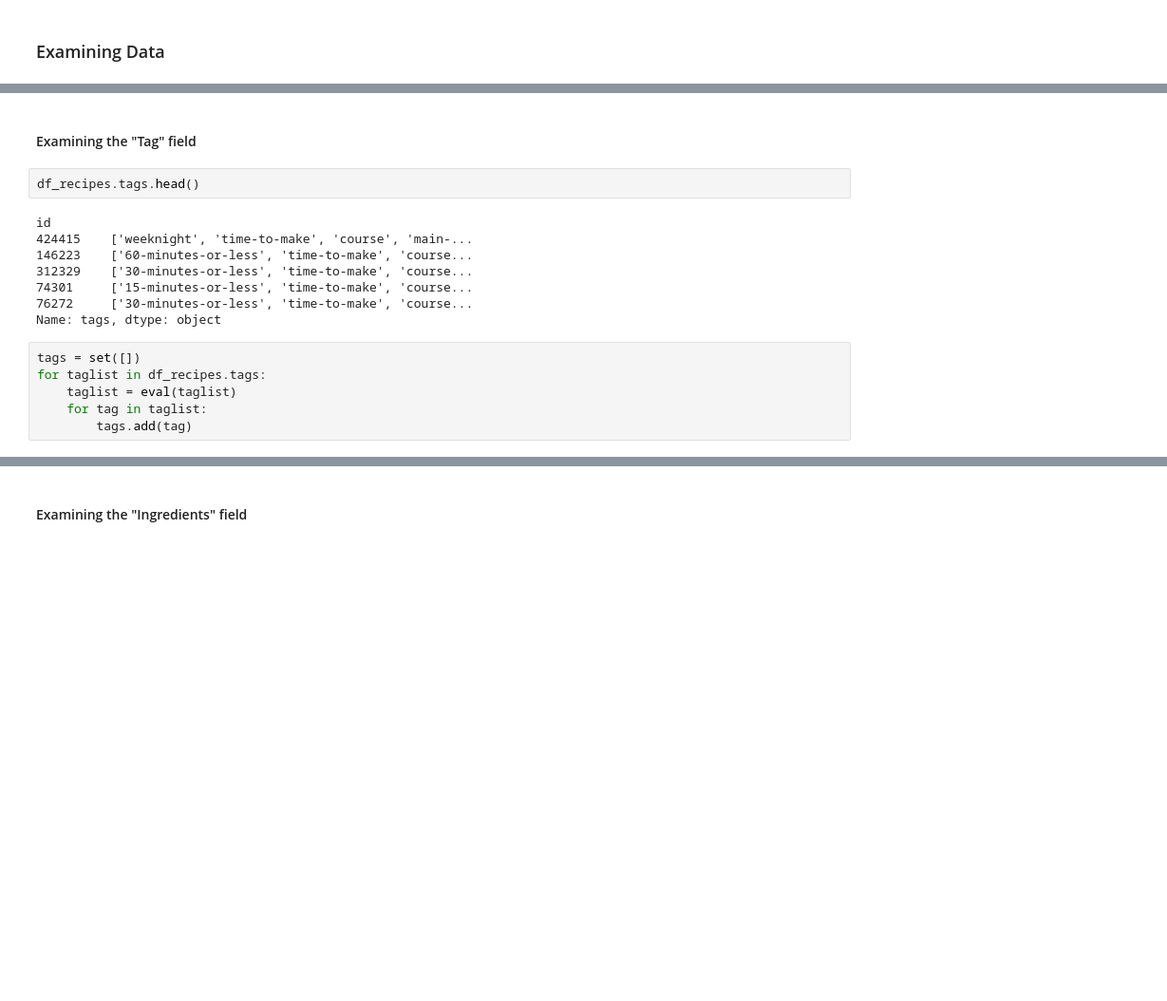
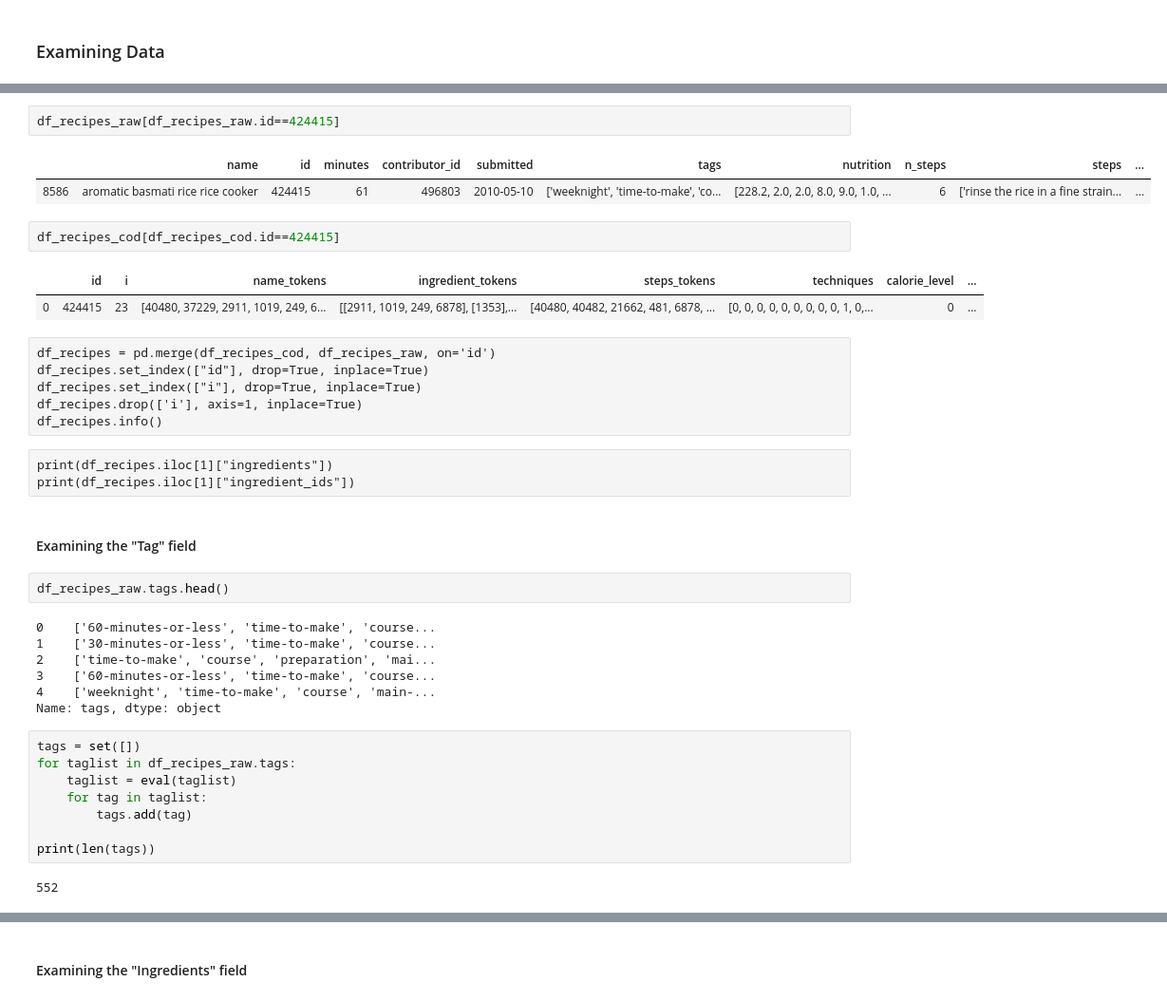
Before and after one commit to acdh-oeaw/theport2019_pier47_feedforward, a Jupyter notebook: preparing_recipe_database.ipynb, the cells around one changed output, grey strips where cells are left out. Shown at 95% size. Saved outputs shown, nothing was run; the diff lists cells and outputs as text; blank space fills up the shorter version.

```diff
--- a/preparing_recipe_database.ipynb
+++ b/preparing_recipe_database.ipynb
@@ -91,18 +95,40 @@ df_recipes.iloc[1]["ingredient_ids"]
+# %%
+df_recipes_raw[df_recipes_raw.id==424415]
+# %% [output]
+|  | name | id | minutes | contributor_id | submitted | tags | nutrition | n_steps | steps | ... |
+| 8586 | aromatic basmati rice rice cooker | 424415 | 61 | 496803 | 2010-05-10 | ['weeknight', 'time-to-make', 'co... | [228.2, 2.0, 2.0, 8.0, 9.0, 1.0, ... | 6 | ['rinse the rice in a fine strain... | ... |
+# %%
+df_recipes_cod[df_recipes_cod.id==424415]
+# %% [output]
+|  | id | i | name_tokens | ingredient_tokens | steps_tokens | techniques | calorie_level | ... |
+| 0 | 424415 | 23 | [40480, 37229, 2911, 1019, 249, 6... | [[2911, 1019, 249, 6878], [1353],... | [40480, 40482, 21662, 481, 6878, ... | [0, 0, 0, 0, 0, 0, 0, 0, 0, 1, 0,... | 0 | ... |
+# %% [raw]
+df_recipes = pd.merge(df_recipes_cod, df_recipes_raw, on='id')
+df_recipes.set_index(["id"], drop=True, inplace=True)
+df_recipes.set_index(["i"], drop=True, inplace=True)
+df_recipes.drop(['i'], axis=1, inplace=True)
+df_recipes.info()
+# %% [raw]
+print(df_recipes.iloc[1]["ingredients"])
+print(df_recipes.iloc[1]["ingredient_ids"])
 # %% [markdown]
 #### Examining the "Tag" field
 # %%
-df_recipes.tags.head()
+df_recipes_raw.tags.head()
 # %% [output]
-id
-424415    ['weeknight', 'time-to-make', 'course', 'main-...
-146223    ['60-minutes-or-less', 'time-to-make', 'course...
-312329    ['30-minutes-or-less', 'time-to-make', 'course...
-74301     ['15-minutes-or-less', 'time-to-make', 'course...
-76272     ['30-minutes-or-less', 'time-to-make', 'course...
+0    ['60-minutes-or-less', 'time-to-make', 'course...
+1    ['30-minutes-or-less', 'time-to-make', 'course...
+2    ['time-to-make', 'course', 'preparation', 'mai...
+3    ['60-minutes-or-less', 'time-to-make', 'course...
+4    ['weeknight', 'time-to-make', 'course', 'main-...
 Name: tags, dtype: object
 # %%
 tags = set([])
-for taglist in df_recipes.tags:
+for taglist in df_recipes_raw.tags:
     taglist = eval(taglist)
     for tag in taglist:
         tags.add(tag)
+
+print(len(tags))
+# %% [output]
+552
```
Also changed, not shown: parts of 11 cells of this notebook.
